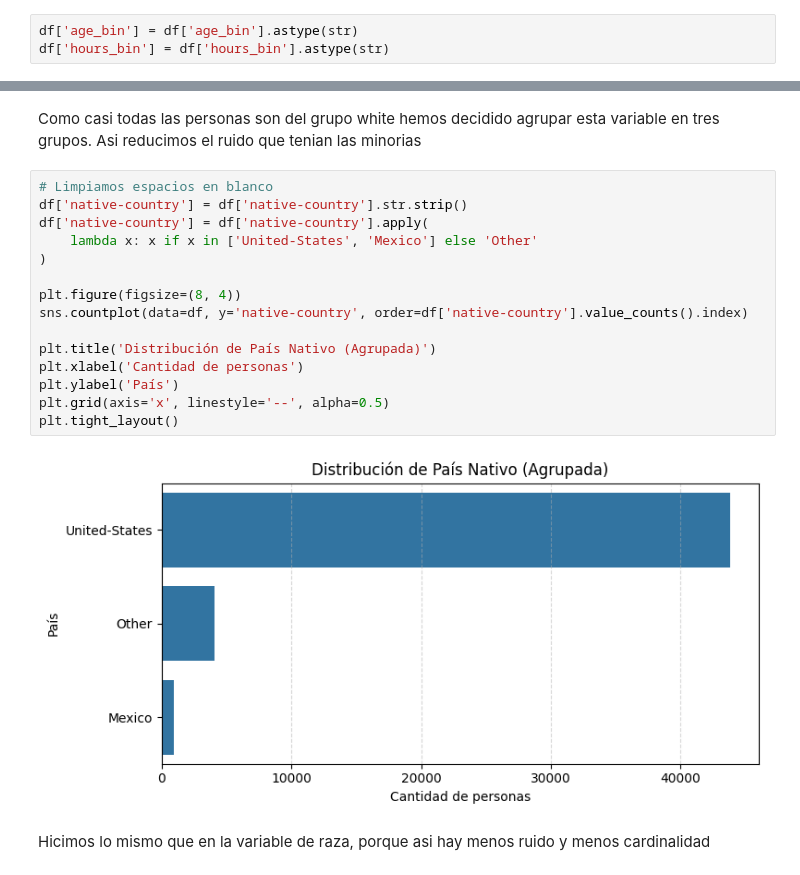
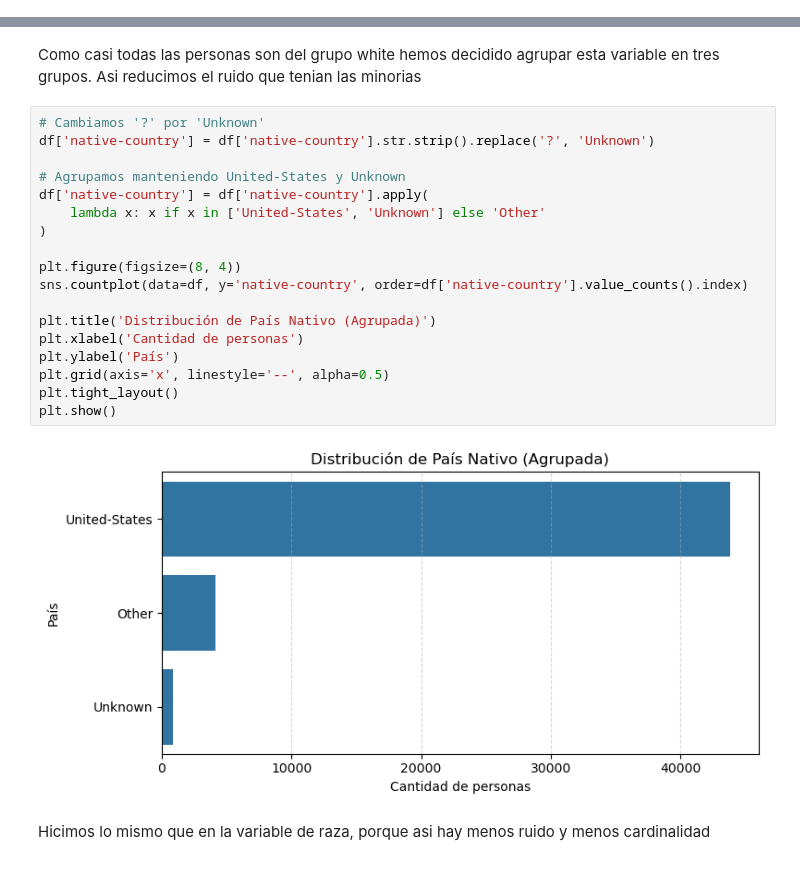
Before and after one commit to lauri871/trabajo_final, a Jupyter notebook: EDA.ipynb, the cells around one changed output, grey strips where cells are left out. Drawn from its saved outputs; the diff is of its cells as text.

```diff
--- a/EDA.ipynb
+++ b/EDA.ipynb
@@ -455,4 +475 @@ Name: count, dtype: int64
-# %%
-df['age_bin'] = df['age_bin'].astype(str)
-df['hours_bin'] = df['hours_bin'].astype(str)
 # %%
@@ -638,22 +590,25 @@ plt.show()
 # %% [markdown]
 Como casi todas las personas son del grupo white hemos decidido agrupar esta variable en tres grupos. Asi reducimos el ruido que tenian las minorias
 # %%
-# Limpiamos espacios en blanco
-df['native-country'] = df['native-country'].str.strip()
+# Cambiamos '?' por 'Unknown'
+df['native-country'] = df['native-country'].str.strip().replace('?', 'Unknown')
+
+# Agrupamos manteniendo United-States y Unknown
 df['native-country'] = df['native-country'].apply(
-    lambda x: x if x in ['United-States', 'Mexico'] else 'Other'
+    lambda x: x if x in ['United-States', 'Unknown'] else 'Other'
 )
 
 plt.figure(figsize=(8, 4))
 sns.countplot(data=df, y='native-country', order=df['native-country'].value_counts().index)
 
 plt.title('Distribución de País Nativo (Agrupada)')
 plt.xlabel('Cantidad de personas')
 plt.ylabel('País')
 plt.grid(axis='x', linestyle='--', alpha=0.5)
 plt.tight_layout()
+plt.show()
 # %% [output]
-[figure, old version]
+[figure, new version]
 # %% [markdown]
 Hicimos lo mismo que en la variable de raza, porque asi hay menos ruido y menos cardinalidad
 # %% [markdown]
```
Also changed, not shown: parts of 21 cells of this notebook, 5 other files.
